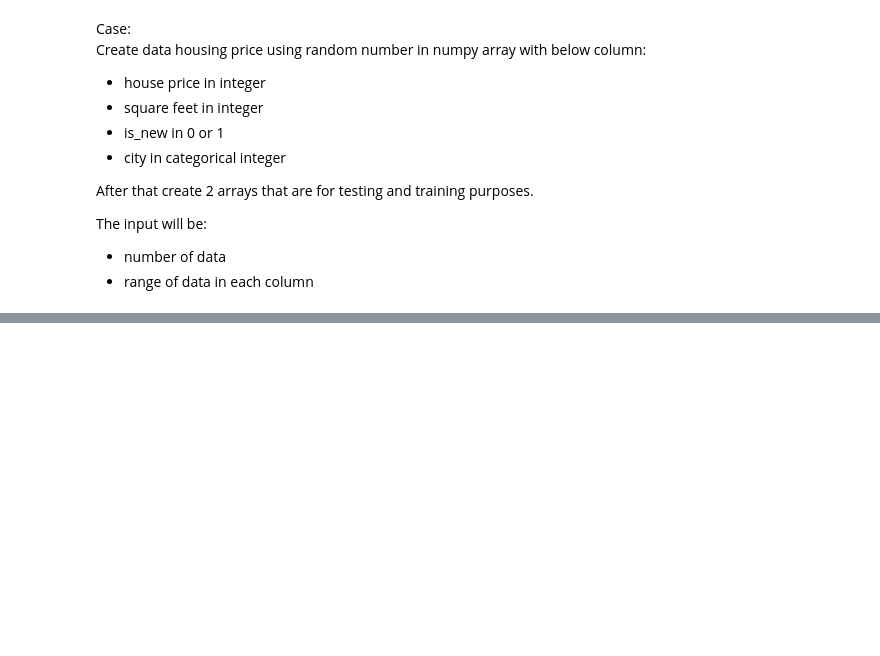
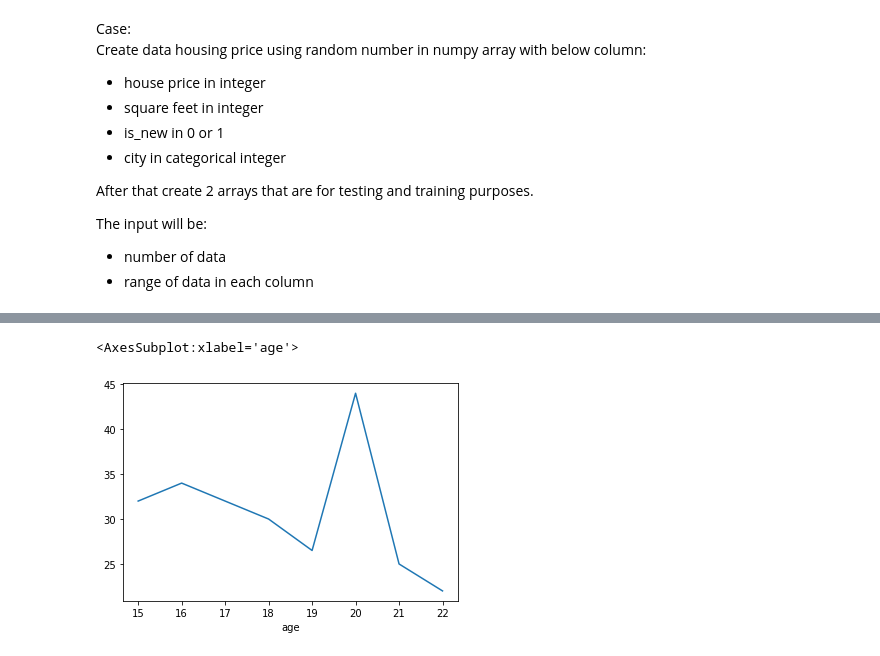
Before and after one commit to reshadirga/H8_PYTN057ONL, a Jupyter notebook: PYTN057ONL Challanges.ipynb, the cells around one changed output, grey strips where cells are left out. Drawn from its saved outputs; the diff is of its cells as text; code cells hidden in the pictures; blank space fills up the shorter version.

```diff
--- a/PYTN057ONL Challanges.ipynb
+++ b/PYTN057ONL Challanges.ipynb
@@ -190,0 +181,2 @@ number of cities: 5
+# %%
+a = pd.read_csv('https://raw.githubusercontent.com/guipsamora/pandas_exercises/master/04_Apply/Students_Alcohol_Consumption/student-mat.csv')
@@ -190,0 +203,3 @@ number of cities: 5
+# %%
+a['Total_Time'] = a['traveltime'] + a['studytime']
+a[['Total_Time', 'traveltime', 'studytime']].describe()
@@ -190,0 +228,3 @@ number of cities: 5
+# %%
+a['Total_Grade'] = a['G1'] + a['G2'] + a['G3']
+a.describe()
@@ -190,0 +254,5 @@ number of cities: 5
+# %%
+a.groupby('age')['Total_Grade'].median().plot()
+# %% [output]
+<AxesSubplot:xlabel='age'>
+[figure, added]
```
Also changed, not shown: parts of 8 cells of this notebook.
